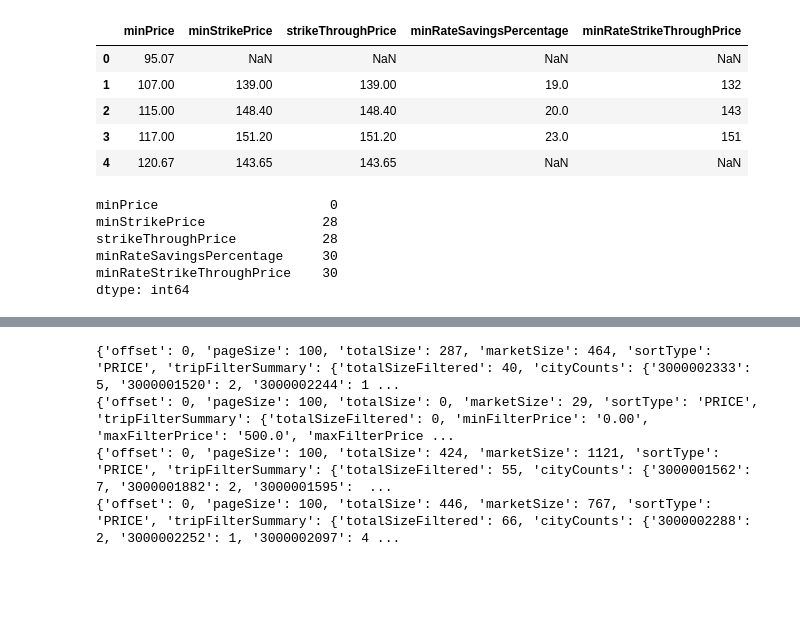
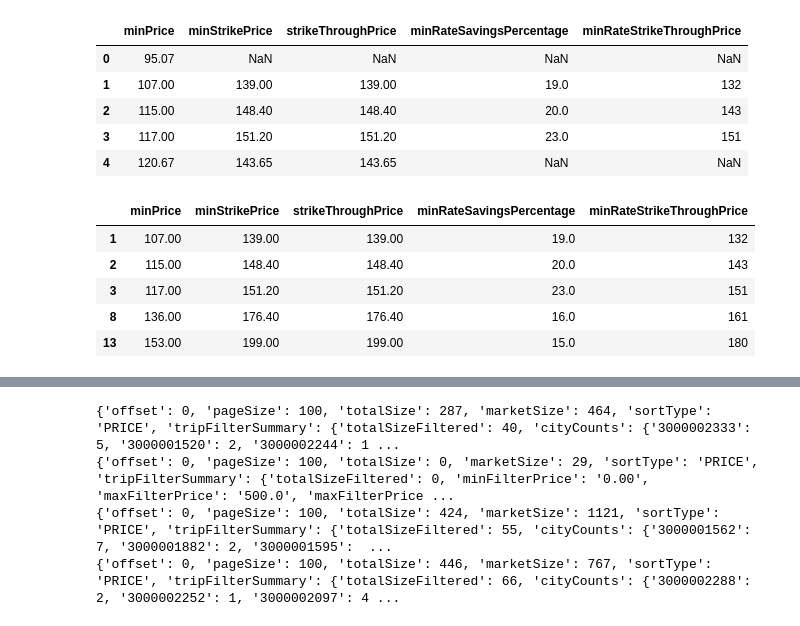
Before and after one commit to tayloresque/Project3_Group4, a Jupyter notebook: vacation_map copy.ipynb, the cells around one changed output, grey strips where cells are left out. Cells and saved outputs as stored; diff of their text form; code cells hidden in the pictures; blank space fills up the shorter version.

```diff
--- a/vacation_map copy.ipynb
+++ b/vacation_map copy.ipynb
@@ -66,7 +66,3 @@ for city in city_list:
 {'offset': 0, 'pageSize': 100, 'totalSize': 7, 'marketSize': 29, 'sortType': 'PRICE', 'tripFilterSummary': {'totalSizeFiltered': 0, 'minFilterPrice': '0.00', 'maxFilterPrice': '500.0', 'maxFilterPrice ...
 {'offset': 0, 'pageSize': 100, 'totalSize': 52, 'marketSize': 1121, 'sortType': 'PRICE', 'tripFilterSummary': {'totalSizeFiltered': 64, 'cityCounts': {'3000001882': 2, '3000001562': 8, '3000001595': 8 ...
 {'offset': 0, 'pageSize': 100, 'totalSize': 518, 'marketSize': 767, 'sortType': 'PRICE', 'tripFilterSummary': {'totalSizeFiltered': 71, 'cityCounts': {'3000002487': 2, '3000002288': 2, '3000002252': 2 ...
-# %%
-Falldata={}
-Falldata=data['hotels']
-Falldata
@@ -114,14 +136,14 @@ Fallprice_df_clean.head()
 | 2 | 115.00 | 148.40 | 148.40 | 20.0 | 143 |
 | 3 | 117.00 | 151.20 | 151.20 | 23.0 | 151 |
 | 4 | 120.67 | 143.65 | 143.65 | NaN | NaN |
-# %%
-null_counts = Fallprice_df_clean.isnull().sum()
-
-print(null_counts)
-# %% [output]
-minPrice                      0
-minStrikePrice               28
-strikeThroughPrice           28
-minRateSavingsPercentage     30
-minRateStrikeThroughPrice    30
-dtype: int64
+# %%
+Fallprice_df_clean = Fallprice_df_clean.dropna()
+
+Fallprice_df_clean.head()
+# %% [output]
+|  | minPrice | minStrikePrice | strikeThroughPrice | minRateSavingsPercentage | minRateStrikeThroughPrice |
+| 1 | 107.00 | 139.00 | 139.00 | 19.0 | 132 |
+| 2 | 115.00 | 148.40 | 148.40 | 20.0 | 143 |
+| 3 | 117.00 | 151.20 | 151.20 | 23.0 | 151 |
+| 8 | 136.00 | 176.40 | 176.40 | 16.0 | 161 |
+| 13 | 153.00 | 199.00 | 199.00 | 15.0 | 180 |
```
Also changed, not shown: parts of 8 cells of this notebook, 1 other file.
